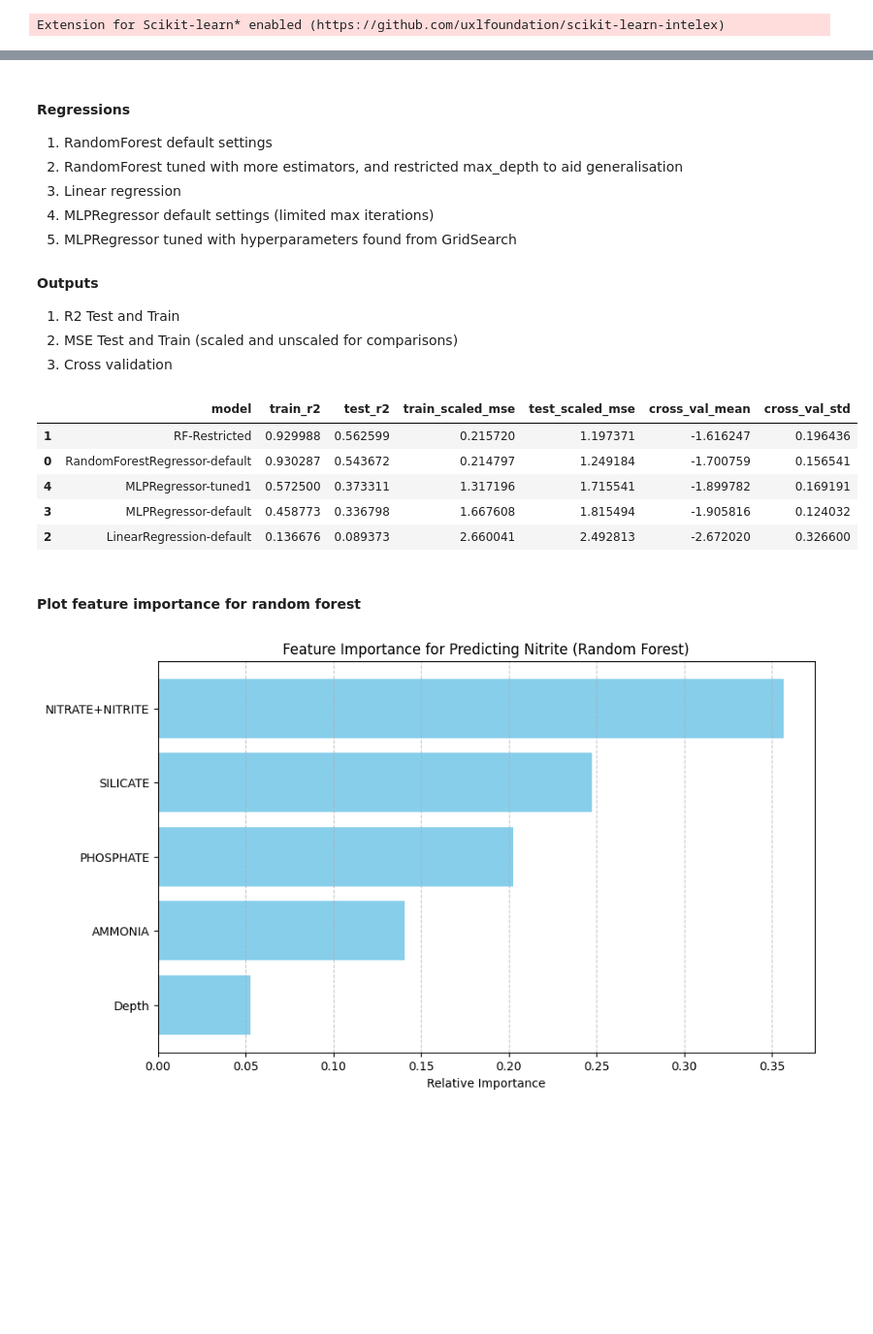
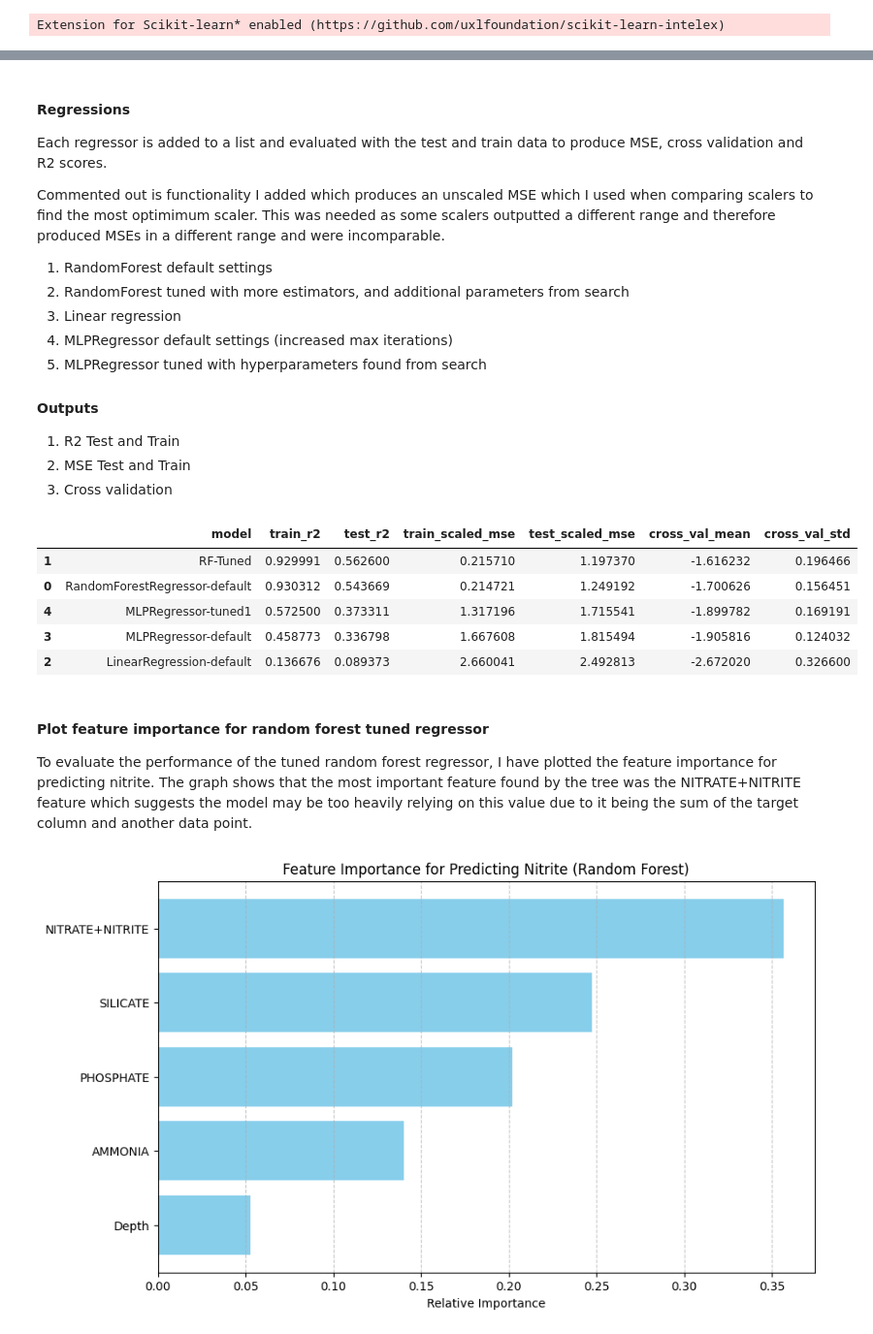
Before and after one commit to NullString1/COMP2002, a Jupyter notebook: regression.ipynb, the cells around one changed output, grey strips where cells are left out. Shown at 97% size. Drawn from its saved outputs; the diff is of its cells as text; code cells hidden in the pictures; blank space fills up the shorter version.

```diff
--- a/regression.ipynb
+++ b/regression.ipynb
@@ -53,10 +58,10 @@ train_clean = train_filtered.dropna()
 # %%
 # Scale features and target using RobustScaler
-scaler = RobustScaler()
+x_scaler = RobustScaler()
 y_scaler = RobustScaler()
-x_train = scaler.fit_transform(train_clean.drop(columns=["NITRITE"]))
+x_train = x_scaler.fit_transform(train_clean.drop(columns=["NITRITE"]))
 y_train = y_scaler.fit_transform(train_clean[["NITRITE"]]).ravel()
-x_test = scaler.transform(test_df.drop(columns=["NITRITE"]))
+x_test = x_scaler.transform(test_df.drop(columns=["NITRITE"]))
 y_test = y_scaler.transform(test_df[["NITRITE"]]).ravel()
 
 df_filtered = train_filtered
@@ -203,16 +227,20 @@ Best parameters found for Random Forest:  {'n_estimators': 800, 'min_samples_spl
 # %% [markdown]
 #### Regressions
 
+Each regressor is added to a list and evaluated with the test and train data to produce MSE, cross validation and R2 scores.
+
+Commented out is functionality I added which produces an unscaled MSE which I used when comparing scalers to find the most optimimum scaler. This was needed as some scalers outputted a different range and therefore produced MSEs in a different range and were incomparable.
+
 1. RandomForest default settings
-2. RandomForest tuned with more estimators, and restricted max_depth to aid generalisation
+2. RandomForest tuned with more estimators, and additional parameters from search
 3. Linear regression
-4. MLPRegressor default settings (limited max iterations)
-5. MLPRegressor tuned with hyperparameters found from GridSearch
+4. MLPRegressor default settings (increased max iterations)
+5. MLPRegressor tuned with hyperparameters found from search
 
 #### Outputs
 
 1. R2 Test and Train
-2. MSE Test and Train (scaled and unscaled for comparisons)
+2. MSE Test and Train
 3. Cross validation
 # %%
 # Run regression models and compare results
@@ -224,7 +252,7 @@ from sklearn.model_selection import cross_val_score
 
 regressors = []
 regressors.append(("RandomForestRegressor-default", RandomForestRegressor(random_state=42)))
-regressors.append(("RF-Restricted", RandomForestRegressor(
+regressors.append(("RF-Tuned", RandomForestRegressor(
     max_depth=30,
     max_features='log2',
     n_estimators=800,
@@ -232,46 +260,47 @@ regressors.append(("RF-Restricted", RandomForestRegressor(
     min_samples_split=2,
     random_state=42,
 )))
 regressors.append(("LinearRegression-default", LinearRegression()))
 regressors.append(("MLPRegressor-default", MLPRegressor(random_state=42, max_iter=2000)))
 # params from grid search with best cv mse
 regressors.append(("MLPRegressor-tuned1", MLPRegressor(n_iter_no_change=30, max_iter=4000, hidden_layer_sizes=(100,), random_state=42, alpha=0.0005, learning_rate_init=0.001, validation_fraction=0.1)))
 
 
 scores = []
 
 for regressor_name, regressor in regressors:
     regressor.fit(x_train, y_train)
     train_preds = regressor.predict(x_train)
     test_preds = regressor.predict(x_test)
     train_r2 = r2_score(y_train, train_preds)
     test_r2 = r2_score(y_test, test_preds)
 
-    test_preds_unscaled = y_scaler.inverse_transform(test_preds.reshape(-1, 1)).ravel()
-    y_test_unscaled = y_scaler.inverse_transform(y_test.reshape(-1, 1)).ravel()
-    train_preds_unscaled = y_scaler.inverse_transform(train_preds.reshape(-1, 1)).ravel()
-    y_train_unscaled = y_scaler.inverse_transform(y_train.reshape(-1, 1)).ravel()
+    #test_preds_unscaled = y_scaler.inverse_transform(test_preds.reshape(-1, 1)).ravel()
+    #y_test_unscaled = y_scaler.inverse_transform(y_test.reshape(-1, 1)).ravel()
+    #train_preds_unscaled = y_scaler.inverse_transform(train_preds.reshape(-1, 1)).ravel()
+    #y_train_unscaled = y_scaler.inverse_transform(y_train.reshape(-1, 1)).ravel()
 
     test_scaled_mse = mean_squared_error(y_test, test_preds)
-    test_unscaled_mse = mean_squared_error(y_test_unscaled, test_preds_unscaled)
+    #test_unscaled_mse = mean_squared_error(y_test_unscaled, test_preds_unscaled)
 
     train_scaled_mse = mean_squared_error(y_train, train_preds)
-    train_unscaled_mse = mean_squared_error(y_train_unscaled, train_preds_unscaled)
+    #train_unscaled_mse = mean_squared_error(y_train_unscaled, train_preds_unscaled)
 
     cross_val = cross_val_score(regressor, x_train, y_train, cv=5, scoring='neg_mean_squared_error')
 
     scores.append((regressor_name, train_r2, test_r2, train_scaled_mse, test_scaled_mse, cross_val.mean(), cross_val.std())) #, train_unscaled_mse, test_unscaled_mse,
 
 pd.DataFrame(scores, columns=["model", "train_r2", "test_r2", "train_scaled_mse", "test_scaled_mse", "cross_val_mean", "cross_val_std"]).sort_values("test_scaled_mse") # "train_unscaled_mse", "test_unscaled_mse",
 # %% [output]
 |  | model | train_r2 | test_r2 | train_scaled_mse | test_scaled_mse | cross_val_mean | cross_val_std |
-| 1 | RF-Restricted | 0.929988 | 0.562599 | 0.215720 | 1.197371 | -1.616247 | 0.196436 |
-| 0 | RandomForestRegressor-default | 0.930287 | 0.543672 | 0.214797 | 1.249184 | -1.700759 | 0.156541 |
+| 1 | RF-Tuned | 0.929991 | 0.562600 | 0.215710 | 1.197370 | -1.616232 | 0.196466 |
+| 0 | RandomForestRegressor-default | 0.930312 | 0.543669 | 0.214721 | 1.249192 | -1.700626 | 0.156451 |
 | 4 | MLPRegressor-tuned1 | 0.572500 | 0.373311 | 1.317196 | 1.715541 | -1.899782 | 0.169191 |
 | 3 | MLPRegressor-default | 0.458773 | 0.336798 | 1.667608 | 1.815494 | -1.905816 | 0.124032 |
 | 2 | LinearRegression-default | 0.136676 | 0.089373 | 2.660041 | 2.492813 | -2.672020 | 0.326600 |
 # %% [markdown]
-#### Plot feature importance for random forest
+#### Plot feature importance for random forest tuned regressor
+To evaluate the performance of the tuned random forest regressor, I have plotted the feature importance for predicting nitrite. The graph shows that the most important feature found by the tree was the NITRATE+NITRITE feature which suggests the model may be too heavily relying on this value due to it being the sum of the target column and another data point.
 # %%
 import numpy as np
 feature_names = train_clean.drop(columns=["NITRITE"]).columns
```
Also changed, not shown: parts of 12 cells of this notebook, 1 other file.
